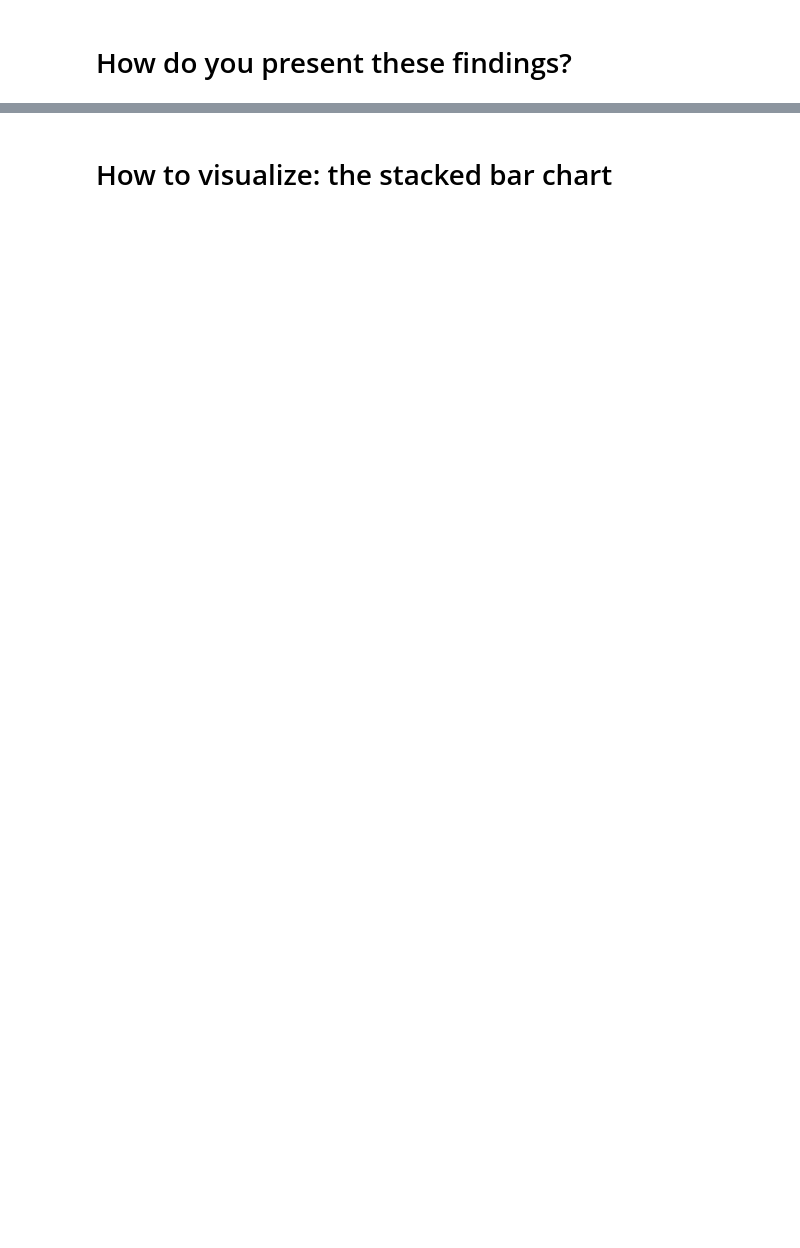
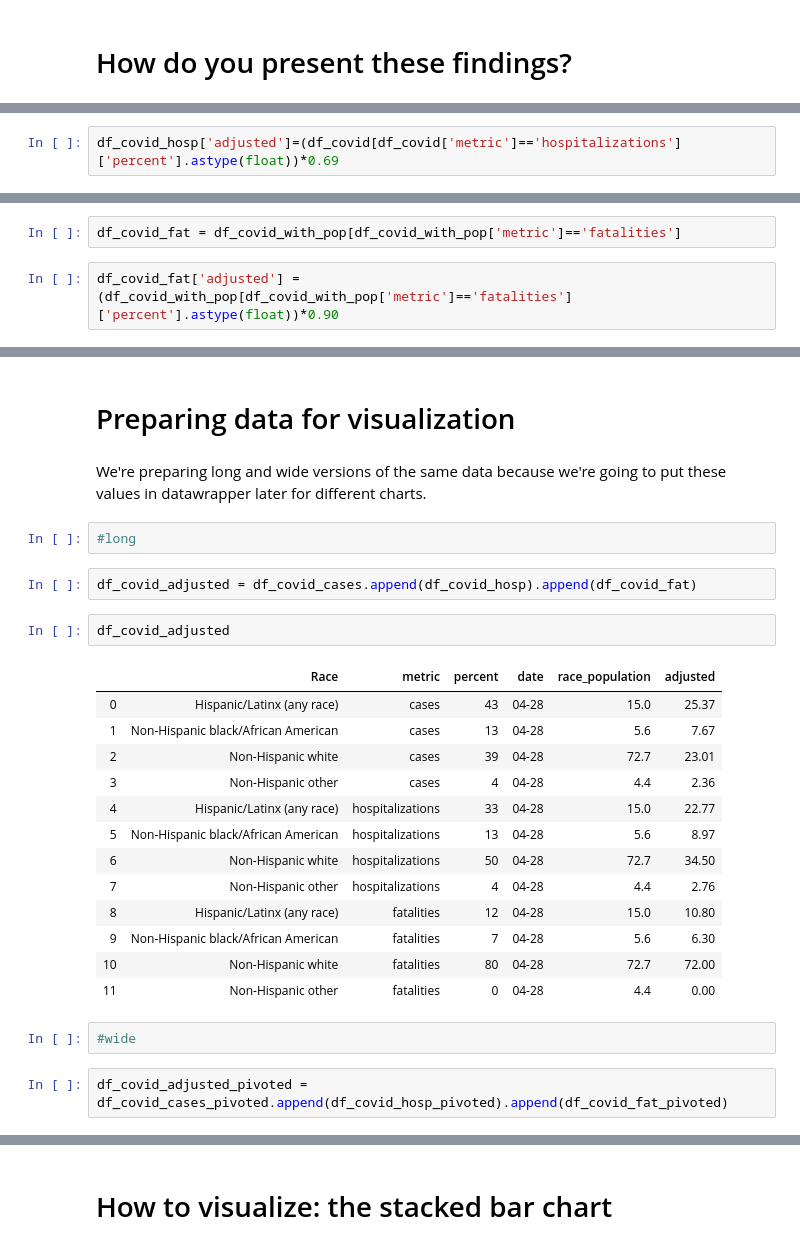
Before and after one commit to kpananjady/RI_DOH, a Jupyter notebook: Race and COVID in RI.ipynb, the cells around one changed output, grey strips where cells are left out. Drawn from its saved outputs; the diff is of its cells as text; blank space fills up the shorter version.

```diff
--- a/Race and COVID in RI.ipynb
+++ b/Race and COVID in RI.ipynb
@@ -236,0 +383,2 @@ Hispanic people are overrepresented among those who have tested postive for coro
+# %%
+df_covid_hosp['adjusted']=(df_covid[df_covid['metric']=='hospitalizations']['percent'].astype(float))*0.69
@@ -236,0 +416,4 @@ Hispanic people are overrepresented among those who have tested postive for coro
+# %%
+df_covid_fat = df_covid_with_pop[df_covid_with_pop['metric']=='fatalities']
+# %%
+df_covid_fat['adjusted'] = (df_covid_with_pop[df_covid_with_pop['metric']=='fatalities']['percent'].astype(float))*0.90
@@ -236,0 +447,28 @@ Hispanic people are overrepresented among those who have tested postive for coro
+# %% [markdown]
+# Preparing data for visualization
+# %% [markdown]
+We're preparing long and wide versions of the same data because we're going to put these values in datawrapper later for different charts.
+# %%
+#long
+# %%
+df_covid_adjusted = df_covid_cases.append(df_covid_hosp).append(df_covid_fat)
+# %%
+df_covid_adjusted
+# %% [output]
+|  | Race | metric | percent | date | race_population | adjusted |
+| 0 | Hispanic/Latinx (any race) | cases | 43 | 04-28 | 15.0 | 25.37 |
+| 1 | Non-Hispanic black/African American | cases | 13 | 04-28 | 5.6 | 7.67 |
+| 2 | Non-Hispanic white | cases | 39 | 04-28 | 72.7 | 23.01 |
+| 3 | Non-Hispanic other | cases | 4 | 04-28 | 4.4 | 2.36 |
+| 4 | Hispanic/Latinx (any race) | hospitalizations | 33 | 04-28 | 15.0 | 22.77 |
+| 5 | Non-Hispanic black/African American | hospitalizations | 13 | 04-28 | 5.6 | 8.97 |
+| 6 | Non-Hispanic white | hospitalizations | 50 | 04-28 | 72.7 | 34.50 |
+| 7 | Non-Hispanic other | hospitalizations | 4 | 04-28 | 4.4 | 2.76 |
+| 8 | Hispanic/Latinx (any race) | fatalities | 12 | 04-28 | 15.0 | 10.80 |
+| 9 | Non-Hispanic black/African American | fatalities | 7 | 04-28 | 5.6 | 6.30 |
+| 10 | Non-Hispanic white | fatalities | 80 | 04-28 | 72.7 | 72.00 |
+| 11 | Non-Hispanic other | fatalities | 0 | 04-28 | 4.4 | 0.00 |
+# %%
+#wide
+# %%
+df_covid_adjusted_pivoted = df_covid_cases_pivoted.append(df_covid_hosp_pivoted).append(df_covid_fat_pivoted)
```
Also changed, not shown: parts of 65 cells of this notebook, 3 other files.
